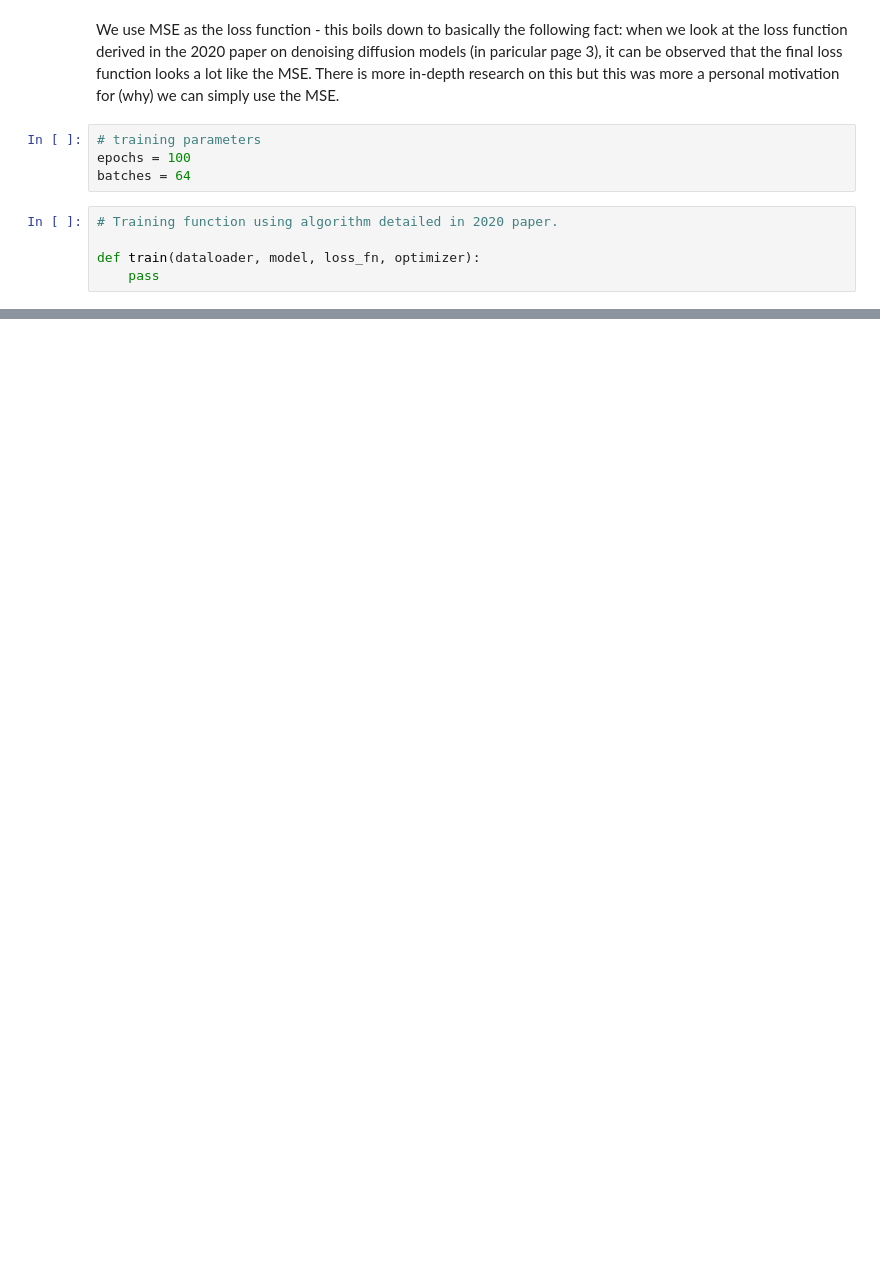
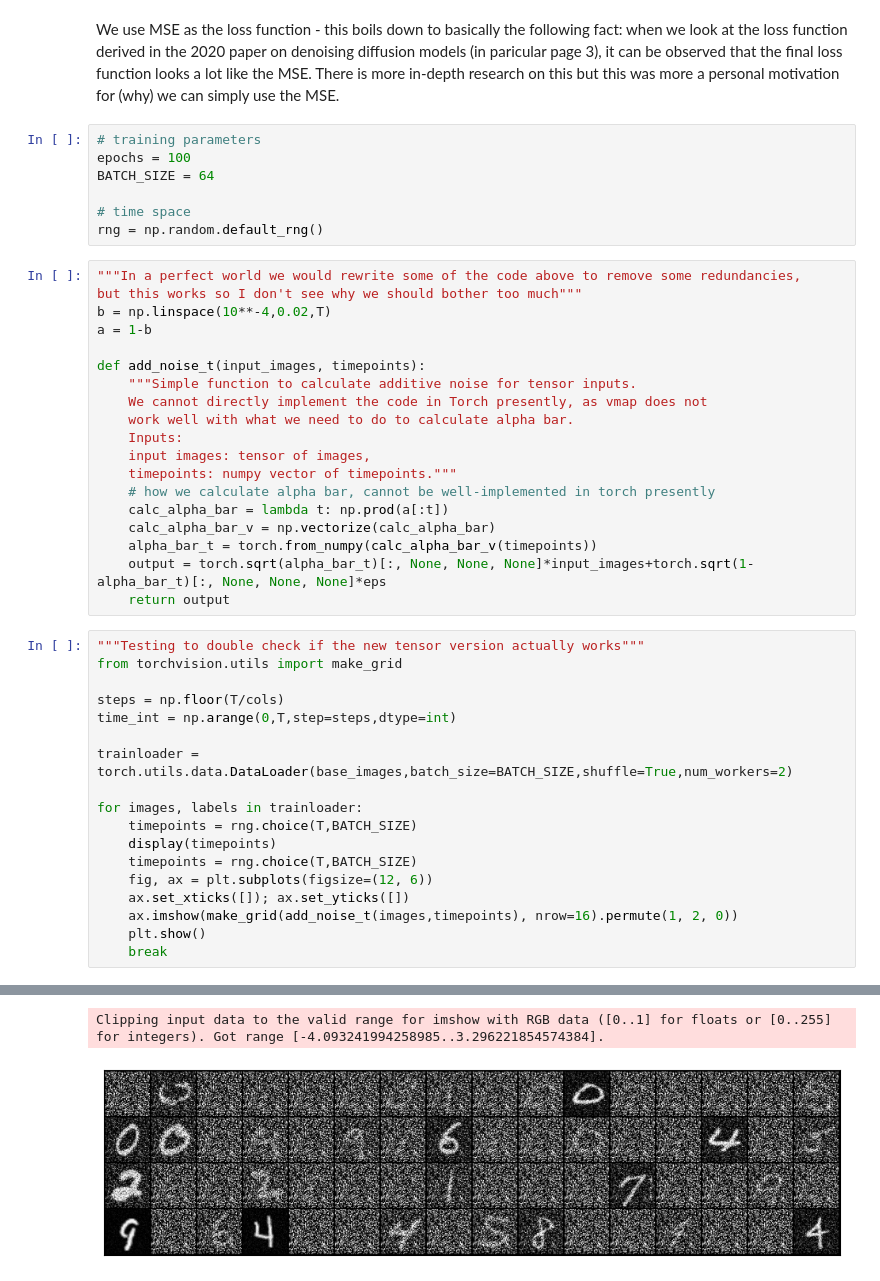
Before and after one commit to pyrysj/diffusion-models-prioject, a Jupyter notebook: base-model-notebook.ipynb, the cells around one changed output, grey strips where cells are left out. Drawn from its saved outputs; the diff is of its cells as text; blank space fills up the shorter version.

Commit message:
Rough implementation of model done

```diff
--- a/base-model-notebook.ipynb
+++ b/base-model-notebook.ipynb
@@ -353,9 +385,45 @@ We use MSE as the loss function - this boils down to basically the following fac
 # %%
 # training parameters
 epochs = 100
-batches = 64
+BATCH_SIZE = 64
+
+# time space
+rng = np.random.default_rng()
-# %%
-# Training function using algorithm detailed in 2020 paper.
-
-def train(dataloader, model, loss_fn, optimizer):
-    pass
+# %%
+"""In a perfect world we would rewrite some of the code above to remove some redundancies,
+but this works so I don't see why we should bother too much"""
+b = np.linspace(10**-4,0.02,T)
+a = 1-b
+
+def add_noise_t(input_images, timepoints):
+    """Simple function to calculate additive noise for tensor inputs.
+    We cannot directly implement the code in Torch presently, as vmap does not
+    work well with what we need to do to calculate alpha bar.
+    Inputs:
+    input images: tensor of images,
+    timepoints: numpy vector of timepoints."""
+    # how we calculate alpha bar, cannot be well-implemented in torch presently
+    calc_alpha_bar = lambda t: np.prod(a[:t])
+    calc_alpha_bar_v = np.vectorize(calc_alpha_bar)
+    alpha_bar_t = torch.from_numpy(calc_alpha_bar_v(timepoints))
+    output = torch.sqrt(alpha_bar_t)[:, None, None, None]*input_images+torch.sqrt(1-alpha_bar_t)[:, None, None, None]*eps
+    return output
+# %%
+"""Testing to double check if the new tensor version actually works"""
+from torchvision.utils import make_grid
+
+steps = np.floor(T/cols)
+time_int = np.arange(0,T,step=steps,dtype=int)
+
+trainloader = torch.utils.data.DataLoader(base_images,batch_size=BATCH_SIZE,shuffle=True,num_workers=2)
+
+for images, labels in trainloader:
+    timepoints = rng.choice(T,BATCH_SIZE)
+    display(timepoints)
+    timepoints = rng.choice(T,BATCH_SIZE)
+    fig, ax = plt.subplots(figsize=(12, 6))
+    ax.set_xticks([]); ax.set_yticks([])
+    ax.imshow(make_grid(add_noise_t(images,timepoints), nrow=16).permute(1, 2, 0))
+    plt.show()
+    break
+# %% [output]
@@ -361,0 +435,2 @@ def train(dataloader, model, loss_fn, optimizer):
+Clipping input data to the valid range for imshow with RGB data ([0..1] for floats or [0..255] for integers). Got range [-4.093241994258985..3.296221854574384].
+[figure, added]
```
Also changed, not shown: parts of 11 cells of this notebook.
